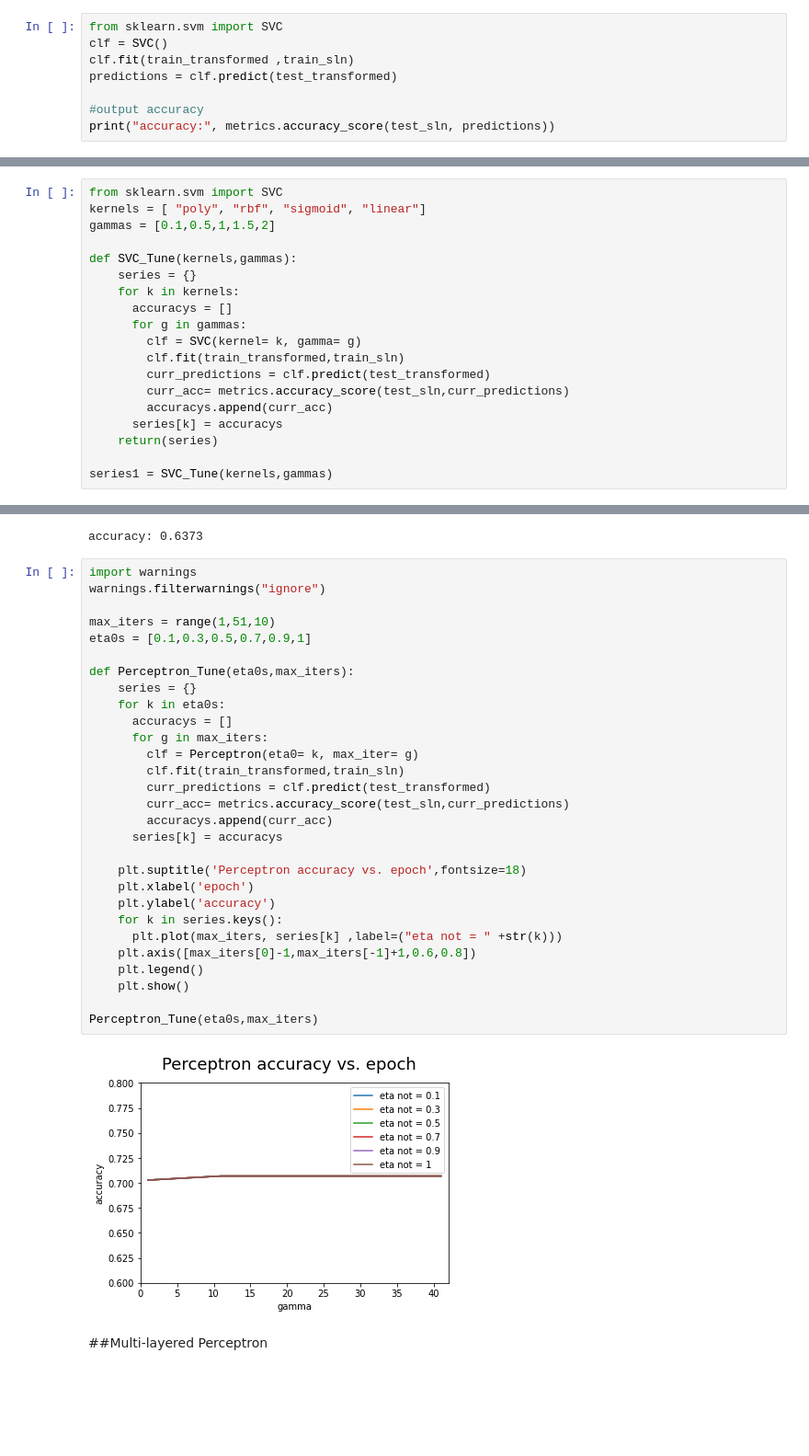
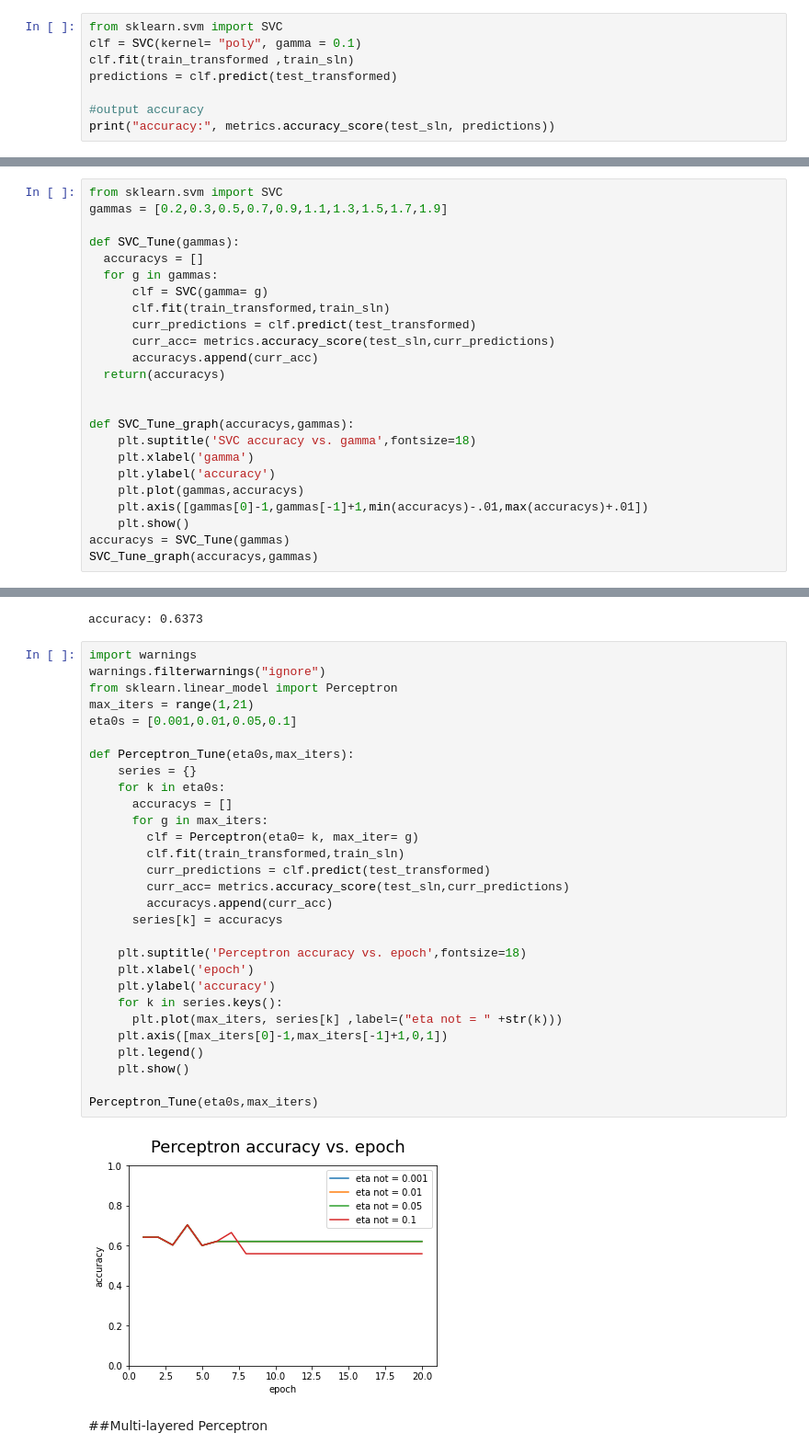
Before and after one commit to NasaSpaceProgram/CS_167_Practive, a Jupyter notebook: Project_2_NLP_peterson.ipynb, the cells around one changed output, grey strips where cells are left out. Shown: that part at 92% size. Cells and saved outputs as stored; diff of their text form; blank space fills up the shorter version.

```diff
--- a/Project_2_NLP_peterson.ipynb
+++ b/Project_2_NLP_peterson.ipynb
@@ -184,7 +200,7 @@ In this project I used  Support Vector Classifers, Perceptrons, and multi layere
 ##SVCs
 # %%
 from sklearn.svm import SVC
-clf = SVC()
+clf = SVC(kernel= "poly", gamma = 0.1)
 clf.fit(train_transformed ,train_sln)
 predictions = clf.predict(test_transformed)
 
@@ -195,19 +211,24 @@ accuracy: 0.7346
 # %%
 from sklearn.svm import SVC
-kernels = [ "poly", "rbf", "sigmoid", "linear"]
-gammas = [0.1,0.5,1,1.5,2]
+gammas = [0.2,0.3,0.5,0.7,0.9,1.1,1.3,1.5,1.7,1.9]
 
-def SVC_Tune(kernels,gammas):
-    series = {}
-    for k in kernels:
-      accuracys = []
-      for g in gammas:
-        clf = SVC(kernel= k, gamma= g)
-        clf.fit(train_transformed,train_sln)
-        curr_predictions = clf.predict(test_transformed)
-        curr_acc= metrics.accuracy_score(test_sln,curr_predictions)
-        accuracys.append(curr_acc)
-      series[k] = accuracys
-    return(series)
+def SVC_Tune(gammas):
+  accuracys = []
+  for g in gammas:
+      clf = SVC(gamma= g)
+      clf.fit(train_transformed,train_sln)
+      curr_predictions = clf.predict(test_transformed)
+      curr_acc= metrics.accuracy_score(test_sln,curr_predictions)
+      accuracys.append(curr_acc)
+  return(accuracys)
 
-series1 = SVC_Tune(kernels,gammas)
+
+def SVC_Tune_graph(accuracys,gammas):
+    plt.suptitle('SVC accuracy vs. gamma',fontsize=18)
+    plt.xlabel('gamma')
+    plt.ylabel('accuracy')
+    plt.plot(gammas,accuracys)
+    plt.axis([gammas[0]-1,gammas[-1]+1,min(accuracys)-.01,max(accuracys)+.01])
+    plt.show()
+accuracys = SVC_Tune(gammas)
+SVC_Tune_graph(accuracys,gammas)
@@ -246,34 +256,34 @@ accuracy: 0.6373
 # %%
 import warnings
 warnings.filterwarnings("ignore")
-
-max_iters = range(1,51,10)
-eta0s = [0.1,0.3,0.5,0.7,0.9,1]
+from sklearn.linear_model import Perceptron
+max_iters = range(1,21)
+eta0s = [0.001,0.01,0.05,0.1]
 
 def Perceptron_Tune(eta0s,max_iters):
     series = {}
     for k in eta0s:
       accuracys = []
       for g in max_iters:
         clf = Perceptron(eta0= k, max_iter= g)
         clf.fit(train_transformed,train_sln)
         curr_predictions = clf.predict(test_transformed)
         curr_acc= metrics.accuracy_score(test_sln,curr_predictions)
         accuracys.append(curr_acc)
       series[k] = accuracys
 
     plt.suptitle('Perceptron accuracy vs. epoch',fontsize=18)
     plt.xlabel('epoch')
     plt.ylabel('accuracy')
     for k in series.keys():
       plt.plot(max_iters, series[k] ,label=("eta not = " +str(k)))
-    plt.axis([max_iters[0]-1,max_iters[-1]+1,0.6,0.8])
+    plt.axis([max_iters[0]-1,max_iters[-1]+1,0,1])
     plt.legend()
     plt.show()
 
 Perceptron_Tune(eta0s,max_iters)
 # %% [output]
-[figure, old version]
+[figure, new version]
 # %% [markdown]
 ##Multi-layered Perceptron
 # %%
```
Also changed, not shown: parts of 6 cells of this notebook.
